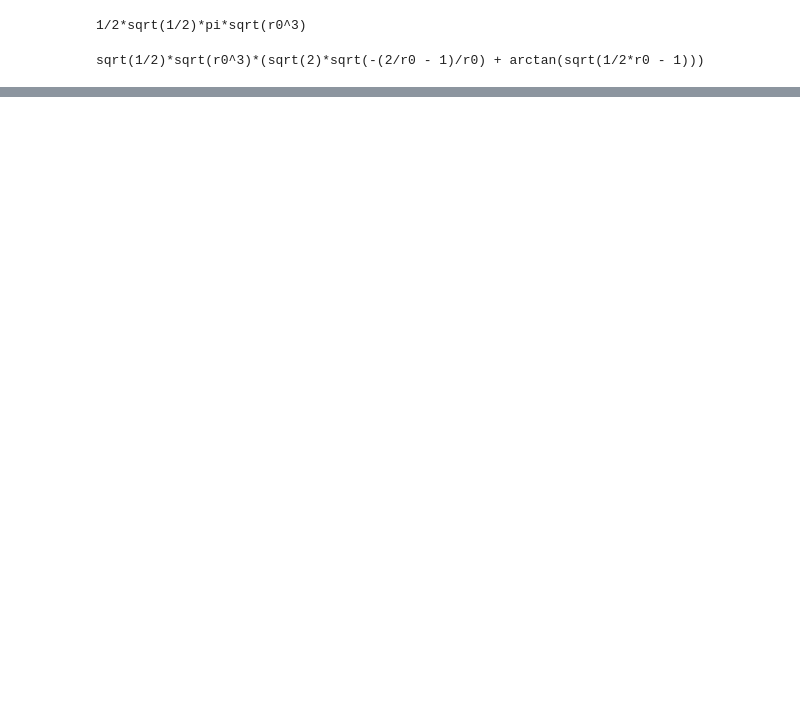
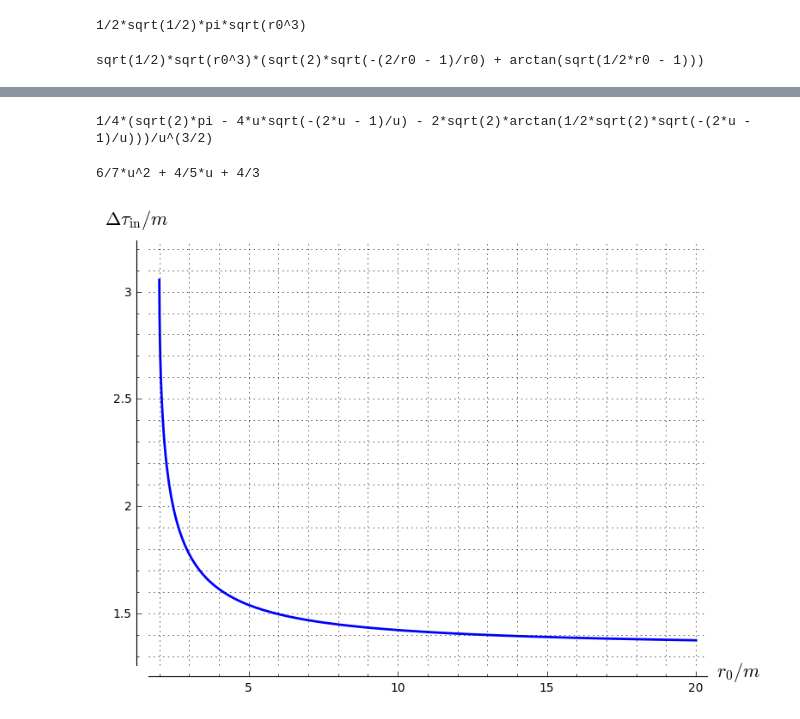
Before and after one commit to egourgoulhon/BHLectures, a Jupyter notebook: sage/ges_radial_free_fall.ipynb, the cells around one changed output, grey strips where cells are left out. Saved outputs shown, nothing was run; the diff lists cells and outputs as text; code cells hidden in the pictures; blank space fills up the shorter version.

```diff
--- a/sage/ges_radial_free_fall.ipynb
+++ b/sage/ges_radial_free_fall.ipynb
@@ -195,0 +214,17 @@ graph.save("ges_infall_time.pdf")
+# %%
+var('u')
+s = taui.subs({r0: 1/u}).simplify_full()
+s
+# %% [output]
+1/4*(sqrt(2)*pi - 4*u*sqrt(-(2*u - 1)/u) - 2*sqrt(2)*arctan(1/2*sqrt(2)*sqrt(-(2*u - 1)/u)))/u^(3/2)
+# %%
+s.taylor(u, 0, 2)
+# %% [output]
+6/7*u^2 + 4/5*u + 4/3
+# %%
+graph = plot(tauf - tauh, (r0, 2.001, 20), thickness=2,
+             axes_labels=[r'$r_0/m$', r'$\Delta\tau_{\rm in}/m$'],
+             ymin=1.3, ymax = 3.2, gridlines='minor')
+graph
+# %% [output]
+[figure, added]
```
Also changed, not shown: parts of 11 cells of this notebook, 6 other files.
